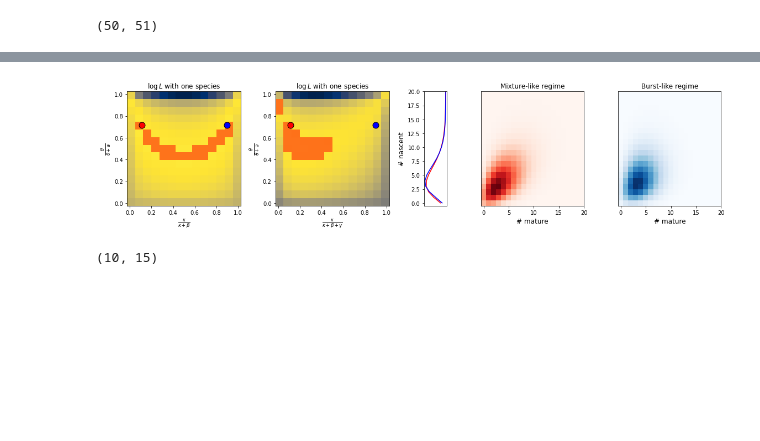
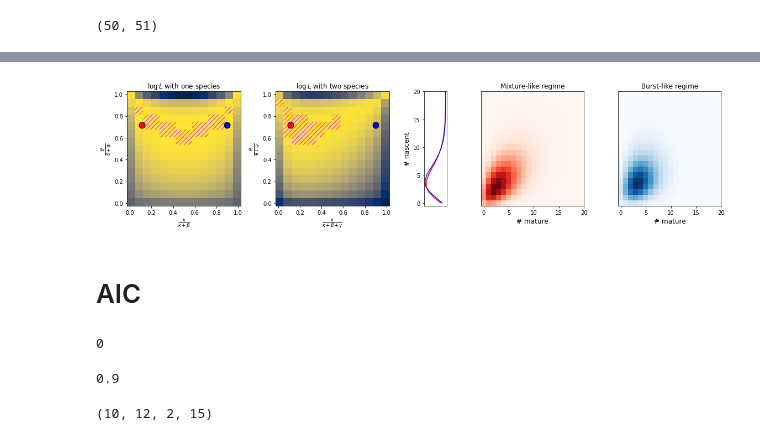
Before and after one commit to pachterlab/GVP_2023, a Jupyter notebook: gg230123_modelfit.ipynb, the cells around one changed output, grey strips where cells are left out. Saved outputs shown, nothing was run; the diff lists cells and outputs as text; code cells hidden in the pictures; blank space fills up the shorter version.

Commit message:
hatching

```diff
--- a/gg230123_modelfit.ipynb
+++ b/gg230123_modelfit.ipynb
@@ -251,7 +279,12 @@ class GOUModel():
 
     def get_Pss(self,a,kappa,theta,beta,gamma,mx):
         params = beta, gamma, a, kappa, theta
+        if np.any((np.asarray(params)<=0) | (~np.isfinite(params))):
+            raise ValueError
+
         Pss = self.get_GOU_2sp(mx, params)
+        Pss = np.abs(Pss)
+        Pss /= Pss.sum()
         return Pss
 # %% [markdown]
 ### CIR
@@ -489,7 +529,11 @@ fig1,ax1 = plt.subplots(1,5,figsize=(16,4),gridspec_kw={'width_ratios': [1,1,0.2
 
 ax1[0].pcolormesh(X,Y,(logL_1d),cmap=cmap_logl)
 q = np.quantile(logL_1d,0.9)
-ax1[0].pcolormesh(X,Y,np.ma.masked_array(logL_1d,logL_1d<q),cmap=cmap_highlight,alpha=0.5)
+ax1[0].pcolor(X,Y,np.ma.masked_array(logL_1d,logL_1d<q),
+              cmap=cmap_logl,
+              alpha=1,hatch='///',edgecolor='magenta',facecolor=None,linewidth=0,
+              vmin=vmin,vmax=vmax)
+# ax1[0].pcolormesh(X,Y,np.ma.masked_array(logL_1d,logL_1d<q),cmap=cmap_highlight,alpha=0.5)
 ax1[0].scatter(xtrue1,ytrue1,120,'r',edgecolors='k')
 
 xfalse1 = 0.9
@@ -500,12 +544,16 @@ ax1[0].set_xlabel(r'$\frac{\kappa}{\kappa + \beta}$',fontsize=fs)
 ax1[0].set_ylabel(r'$\frac{\theta}{\theta + a}$',fontsize=fs)
 
 
-ax1[1].pcolormesh(X,Y,(logL_2d),cmap=cmap_logl)
+vmin,vmax = (logL_2d.min(),logL_2d.max())
+ax1[1].pcolormesh(X,Y,(logL_2d),cmap=cmap_logl,vmin=vmin,vmax=vmax)
 q = np.quantile(logL_2d,0.9)
-ax1[1].pcolormesh(X,Y,np.ma.masked_array(logL_2d,logL_2d<q),cmap=cmap_highlight,alpha=0.5)
+ax1[1].pcolor(X,Y,np.ma.masked_array(logL_2d,logL_2d<q),
+              cmap=cmap_logl,
+              alpha=1,hatch='///',edgecolor='magenta',facecolor=None,linewidth=0,
+              vmin=vmin,vmax=vmax)
 ax1[1].scatter(xtrue2,ytrue2,120,'r',edgecolors='k')
 ax1[1].scatter(xfalse1,yfalse1,120,'b',edgecolors='k')
-ax1[1].set_title(r'$\log L$ with one species',fontsize=fs)
+ax1[1].set_title(r'$\log L$ with two species',fontsize=fs)
 ax1[1].set_xlabel(r'$\frac{\kappa}{\kappa + \beta + \gamma}$',fontsize=fs)
 ax1[1].set_ylabel(r'$\frac{\theta}{\theta + a}$',fontsize=fs)
 
@@ -517,33 +565,33 @@ Pvals_false = Pss_gou_false.sum(1)
 
 ax1[2].plot(Pvals_true,xvals,'r')
 ax1[2].plot(Pvals_false,xvals,'b')
-# ax1[2].set_ylim([xvals[0]-0.5,xvals[-1]+0.5])
 ax1[2].invert_xaxis()
 ax1[2].set_xticks([])
+ax1[2].set_yticks(np.arange(0,21,5))
 ax1[2].set_ylabel('# nascent',fontsize=fs)
 
 
 ax1[3].imshow((Pss_gou_true),cmap='Reds',aspect='auto')
 ax1[3].invert_yaxis()
 ax1[3].set_yticks([])
 ax1[3].set_xlabel('# mature',fontsize=fs)
 ax1[3].set_title('Mixture-like regime',fontsize=fs)
 
 
 ax1[4].imshow((Pss_gou_false),cmap='Blues',aspect='auto')
 ax1[4].invert_yaxis()
 ax1[4].set_yticks([])
 ax1[4].set_xlabel('# mature',fontsize=fs)
 ax1[4].set_title('Burst-like regime',fontsize=fs)
 
 
 lims = [-0.5,20]
 ax1[2].set_ylim(lims)
 ax1[3].set_ylim(lims)
 ax1[4].set_ylim(lims)
 ax1[3].set_xlim(lims)
 ax1[4].set_xlim(lims)
 
 fig1.tight_layout()
 # %% [output]
-[figure, old version]
+[figure, new version]
@@ -549,0 +600,2 @@ fig1.tight_layout()
+# %% [markdown]
+# AIC
@@ -549,0 +615,23 @@ fig1.tight_layout()
+# %%
+nX = 4
+nY = 5
+x_ = np.linspace(0.01,0.99,nX)
+y_ = np.linspace(0.01,0.99,nY)
+nmod = 3
+X,Y = np.meshgrid(x_,y_,indexing='ij')
+logL_1d_AIC = np.zeros((nX,nY,nmod,nTrials))
+# logL_2d = np.zeros((nX,nY))
+for i,x in enumerate(x_):
+    print(i)
+    for j,y in enumerate(y_):
+        Pss_true = true_model.get_Pss(*decode_xy_sde_1d(x,y,K_avg,beta),1,[mx[0],1])
+        data = sample_from_p(num_data_points,Pss_true)
+        for k in range(nmod):
+            for trial in range(nTrials):
+                logL_1d_AIC[i,j,k,trial] = get_logL_1d(data[0][:,trial],x,y,K_avg,beta,decode_fun_1d[k],models[k],mx)
+# %% [output]
+0
+# %%
+gamma
+# %% [output]
+0.9
@@ -550,4 +646,4 @@ fig1.tight_layout()
 # %%
-Pss_gou_false.shape
+AIC.shape
 # %% [output]
-(10, 15)
+(10, 12, 2, 15)
```
Also changed, not shown: parts of 28 cells of this notebook.
